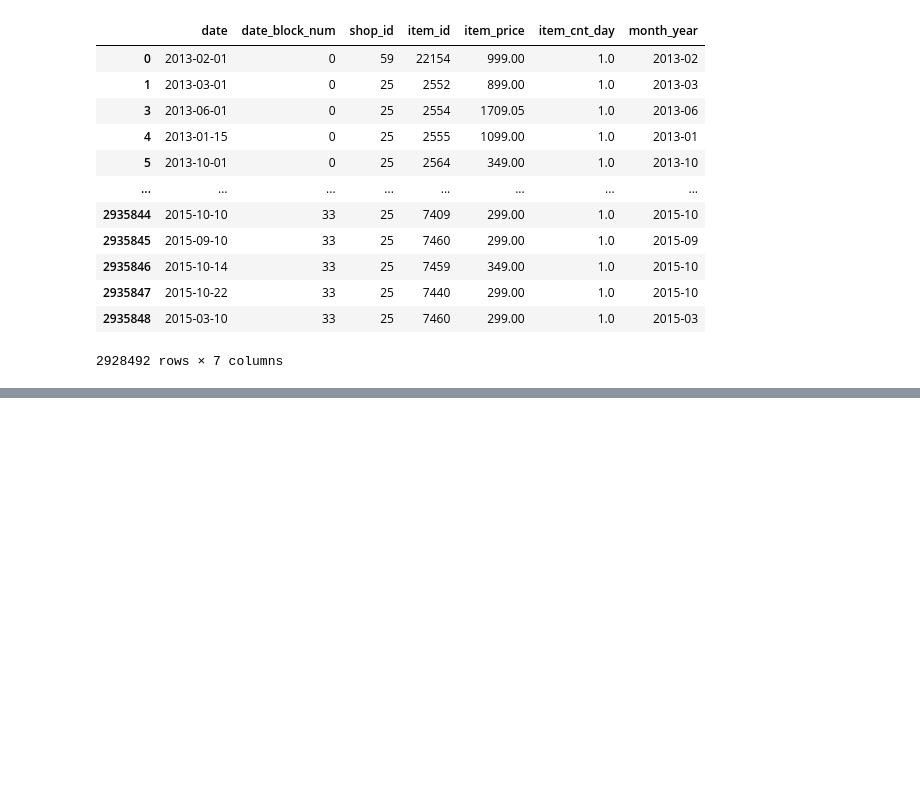
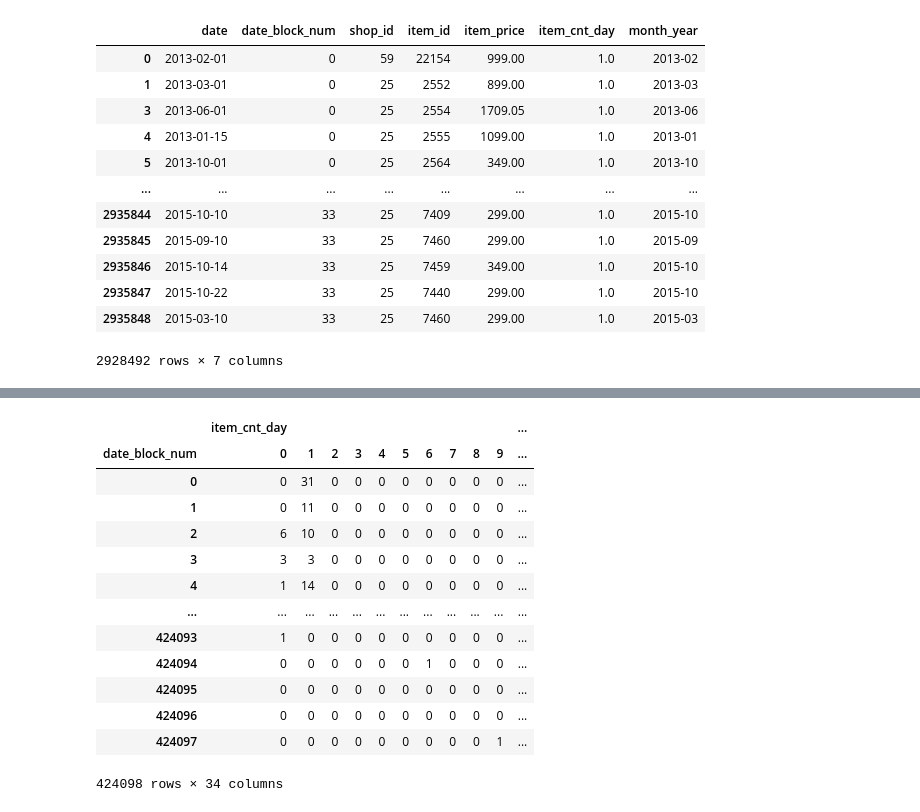
Before and after one commit to niramay447/kaggle-competitions, a Jupyter notebook: future-sales.ipynb, the cells around one changed output, grey strips where cells are left out. Drawn from its saved outputs; the diff is of its cells as text; code cells hidden in the pictures; blank space fills up the shorter version.

```diff
--- a/future-sales.ipynb
+++ b/future-sales.ipynb
@@ -147,0 +173,20 @@ sales_train_df
+# %%
+monthly_data.reset_index(inplace=True)
+# %%
+train_data = monthly_data.drop(columns=['shop_id','item_id'],level=0)
+train_data
+# %% [output]
+|  | item_cnt_day |  |  |  |  |  |  |  |  |  | ... |
+| date_block_num | 0 | 1 | 2 | 3 | 4 | 5 | 6 | 7 | 8 | 9 | ... |
+| 0 | 0 | 31 | 0 | 0 | 0 | 0 | 0 | 0 | 0 | 0 | ... |
+| 1 | 0 | 11 | 0 | 0 | 0 | 0 | 0 | 0 | 0 | 0 | ... |
+| 2 | 6 | 10 | 0 | 0 | 0 | 0 | 0 | 0 | 0 | 0 | ... |
+| 3 | 3 | 3 | 0 | 0 | 0 | 0 | 0 | 0 | 0 | 0 | ... |
+| 4 | 1 | 14 | 0 | 0 | 0 | 0 | 0 | 0 | 0 | 0 | ... |
+| ... | ... | ... | ... | ... | ... | ... | ... | ... | ... | ... | ... |
+| 424093 | 1 | 0 | 0 | 0 | 0 | 0 | 0 | 0 | 0 | 0 | ... |
+| 424094 | 0 | 0 | 0 | 0 | 0 | 0 | 1 | 0 | 0 | 0 | ... |
+| 424095 | 0 | 0 | 0 | 0 | 0 | 0 | 0 | 0 | 0 | 0 | ... |
+| 424096 | 0 | 0 | 0 | 0 | 0 | 0 | 0 | 0 | 0 | 0 | ... |
+| 424097 | 0 | 0 | 0 | 0 | 0 | 0 | 0 | 0 | 0 | 1 | ... |
+424098 rows × 34 columns
```
Also changed, not shown: parts of 2 cells of this notebook.
